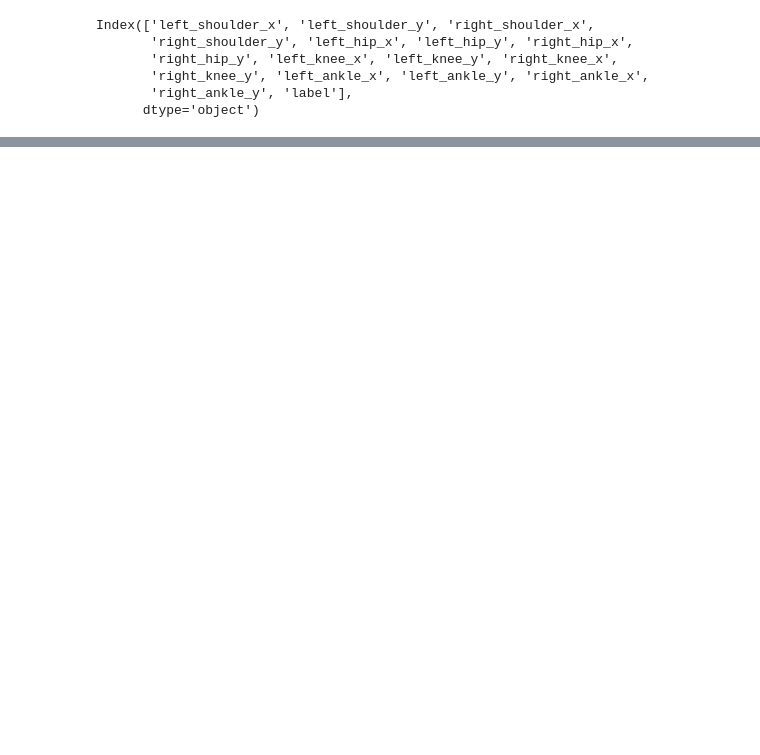
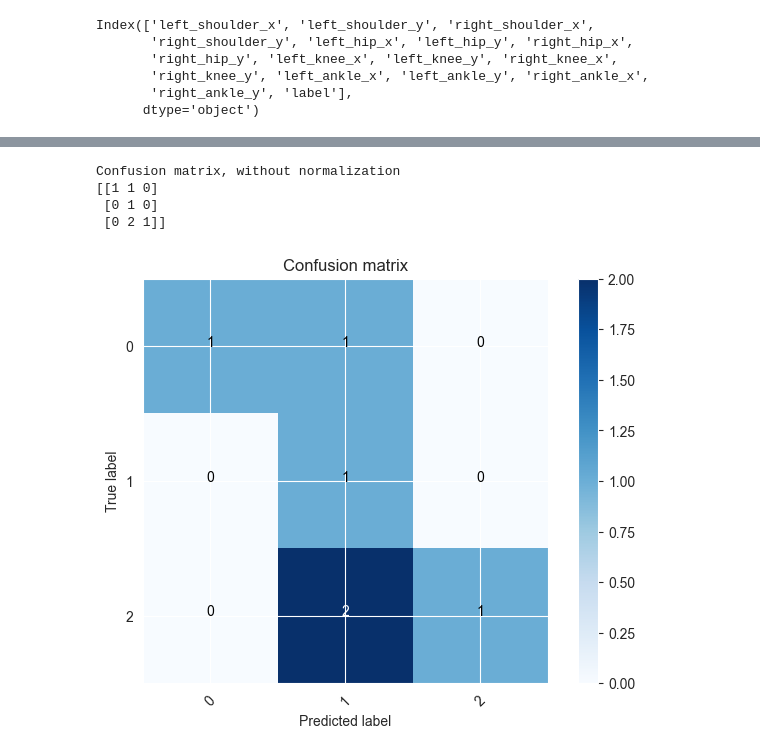
Before and after one commit to Defeeeee/FormAI-ML, a Jupyter notebook: Models/Core/Plank/nnplank.ipynb, the cells around one changed output, grey strips where cells are left out. Drawn from its saved outputs; the diff is of its cells as text; code cells hidden in the pictures; blank space fills up the shorter version.

```diff
--- a/Models/Core/Plank/nnplank.ipynb
+++ b/Models/Core/Plank/nnplank.ipynb
@@ -291,0 +441,4 @@ Estimated Total Size (MB): 1.80
+# %%
+# Load the models
+model_torch = torch.load('/Users/defeee/Documents/GitHub/FormAI-ML/Models/Core/Plank/model.pth')
+model_tf = tf.keras.models.load_model('/Users/defeee/Documents/GitHub/FormAI-ML/Models/Core/Plank/model1000epochs.h5')
@@ -291,0 +466,19 @@ Estimated Total Size (MB): 1.80
+# %%
+predictions_torch = []
+targets_torch = []
+for inputs, targets_batch in testloader:
+    outputs = model_torch(inputs)
+    _, preds = torch.max(outputs, 1)
+    predictions_torch.extend(preds)
+    targets_torch.extend(targets_batch)
+
+predictions_torch = torch.stack(predictions_torch).cpu()
+targets_torch = torch.stack(targets_torch).cpu()
+cm_torch = confusion_matrix(targets_torch, predictions_torch)
+plot_confusion_matrix(cm_torch, list(range(3)))
+# %% [output]
+Confusion matrix, without normalization
+[[1 1 0]
+ [0 1 0]
+ [0 2 1]]
+[figure, added]
```
Also changed, not shown: parts of 30 cells of this notebook, 1 other file.
